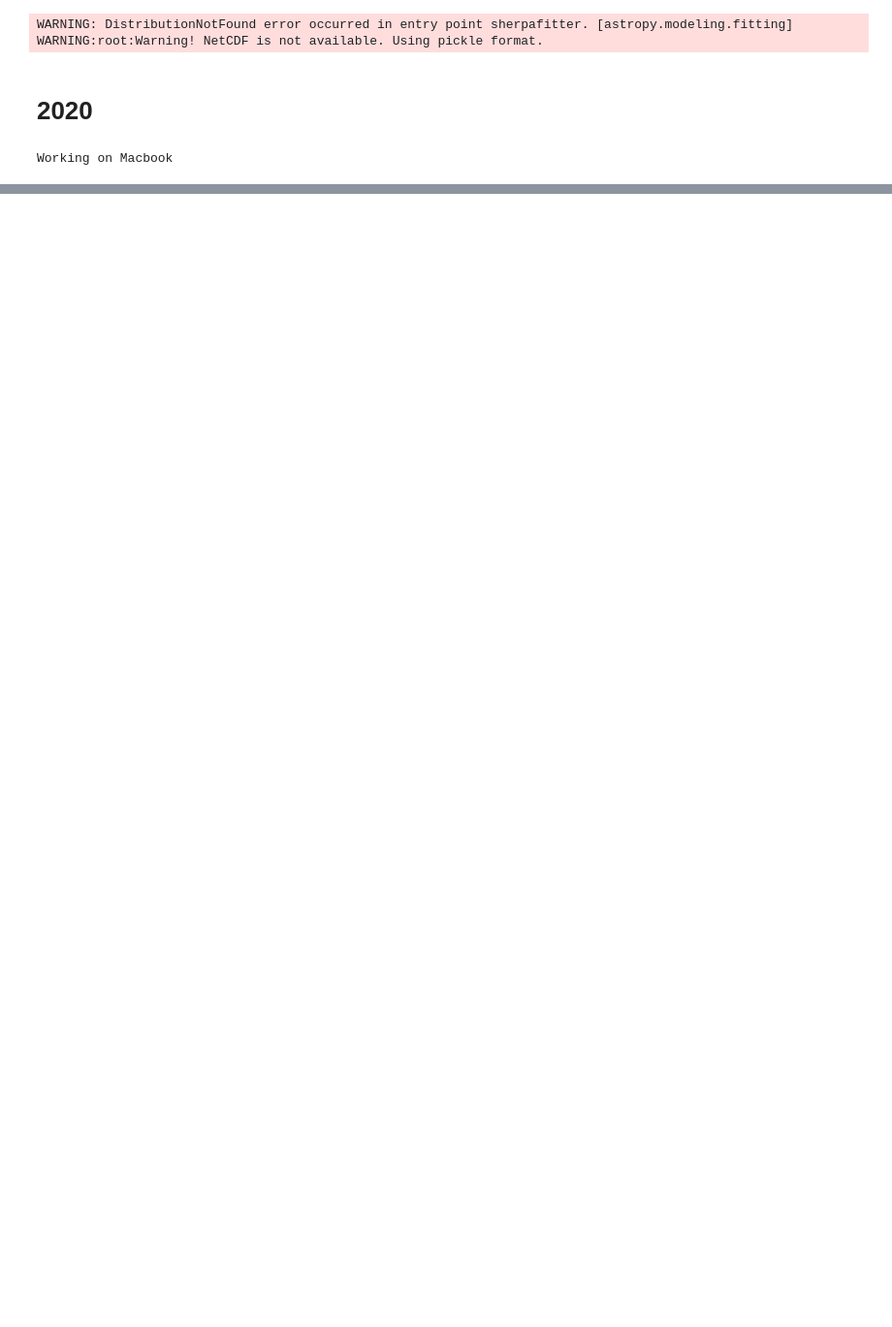
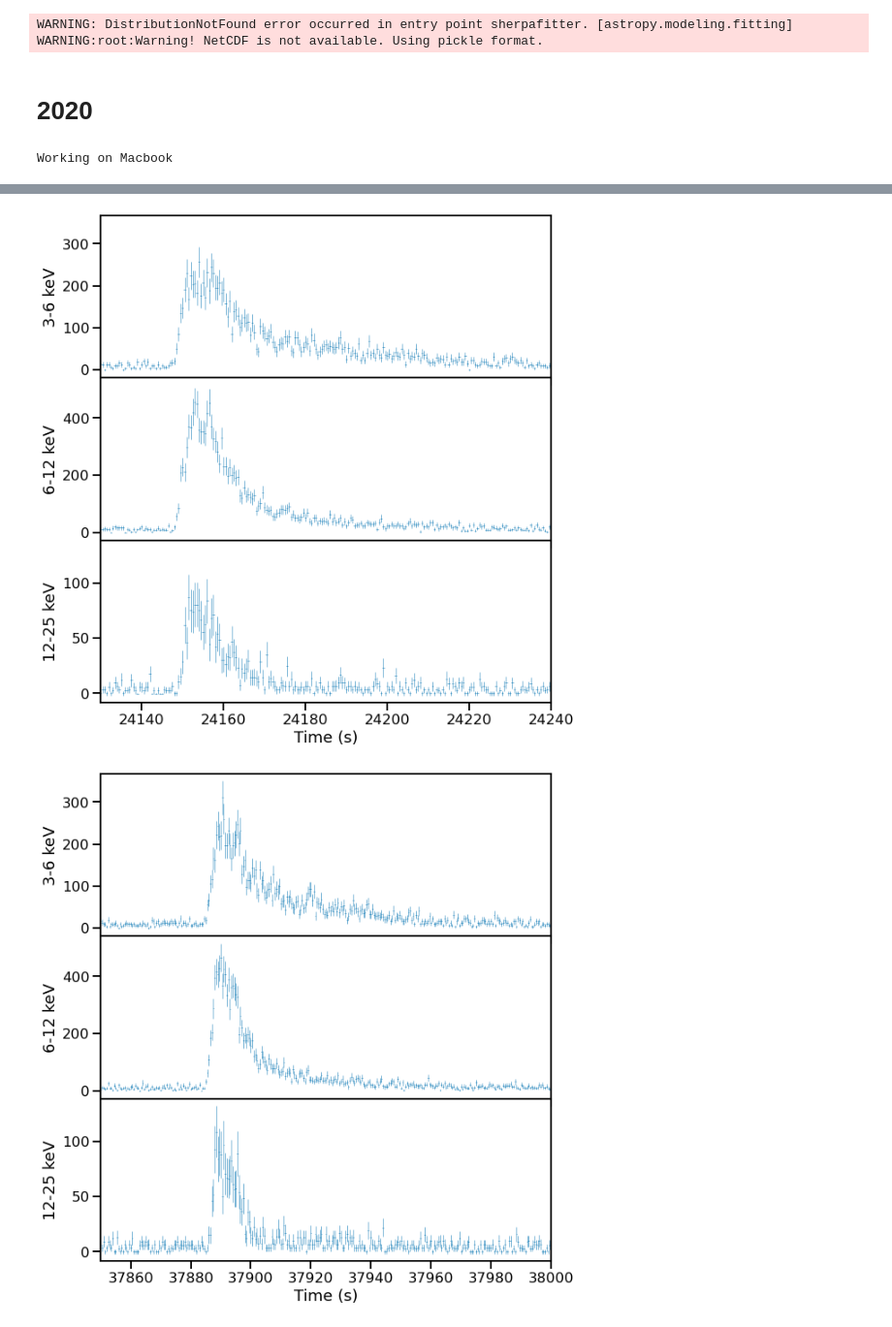
Before and after one commit to snpike/scripts, a Jupyter notebook: J1739m285/Burst_analysis.ipynb, the cells around one changed output, grey strips where cells are left out. Shown at 97% size. Drawn from its saved outputs; the diff is of its cells as text; code cells hidden in the pictures; blank space fills up the shorter version.

```diff
--- a/J1739m285/Burst_analysis.ipynb
+++ b/J1739m285/Burst_analysis.ipynb
@@ -112,0 +167,70 @@ plt.close()
+# %%
+curveA_low = bkg_subtract(nuproducts_to_stingray_lc(root_dir + 'products_3to6keV/' + 'nu' + OBSID + 'A01_sr.lc'), nuproducts_to_stingray_lc(root_dir + 'products_3to6keV/' + 'nu' + OBSID + 'A01_bk.lc'))
+curveB_low = bkg_subtract(nuproducts_to_stingray_lc(root_dir + 'products_3to6keV/' + 'nu' + OBSID + 'B01_sr.lc'), nuproducts_to_stingray_lc(root_dir + 'products_3to6keV/' + 'nu' + OBSID + 'B01_bk.lc'))
+curve_total_low = sum_lc(curveA_low, curveB_low)
+
+curveA_mid = bkg_subtract(nuproducts_to_stingray_lc(root_dir + 'products_6to12keV/' + 'nu' + OBSID + 'A01_sr.lc'), nuproducts_to_stingray_lc(root_dir + 'products_6to12keV/' + 'nu' + OBSID + 'A01_bk.lc'))
+curveB_mid = bkg_subtract(nuproducts_to_stingray_lc(root_dir + 'products_6to12keV/' + 'nu' + OBSID + 'B01_sr.lc'), nuproducts_to_stingray_lc(root_dir + 'products_6to12keV/' + 'nu' + OBSID + 'B01_bk.lc'))
+curve_total_mid = sum_lc(curveA_mid, curveB_mid)
+
+curveA_hi = bkg_subtract(nuproducts_to_stingray_lc(root_dir + 'products_12to25keV/' + 'nu' + OBSID + 'A01_sr.lc'), nuproducts_to_stingray_lc(root_dir + 'products_12to25keV/' + 'nu' + OBSID + 'A01_bk.lc'))
+curveB_hi = bkg_subtract(nuproducts_to_stingray_lc(root_dir + 'products_12to25keV/' + 'nu' + OBSID + 'B01_sr.lc'), nuproducts_to_stingray_lc(root_dir + 'products_12to25keV/' + 'nu' + OBSID + 'B01_bk.lc'))
+curve_total_hi = sum_lc(curveA_hi, curveB_hi)
+
+
+fig, (ax1, ax2, ax3) = plt.subplots(nrows=3, ncols=1, figsize=(9,9), sharex=True, gridspec_kw = {'height_ratios':[1,1,1], 'hspace':0})
+ax1.errorbar(curve_total_low.time-t_start, curve_total_low.countrate, xerr=curve_total_low.dt/2., yerr=curve_total_low.countrate_err, fmt='none', lw = 0.5)
+ax2.errorbar(curve_total_mid.time-t_start, curve_total_mid.countrate, xerr=curve_total_mid.dt/2., yerr=curve_total_mid.countrate_err, fmt='none', lw = 0.5)
+ax3.errorbar(curve_total_hi.time-t_start, curve_total_hi.countrate, xerr=curve_total_hi.dt/2., yerr=curve_total_hi.countrate_err, fmt='none', lw = 0.5)
+
+ax1.set_ylabel('3-6 keV')
+ax2.set_ylabel('6-12 keV')
+ax3.set_ylabel('12-25 keV')
+
+ax3.set_xlabel('Time (s)')
+
+ax3.set_xlim((24130, 24240))
+plt.tight_layout()
+
+plt.savefig(plot_dir + 'burst2_profile_energysplit.pdf')
+
+
+fig, (ax1, ax2, ax3) = plt.subplots(nrows=3, ncols=1, figsize=(9,9), sharex=True, gridspec_kw = {'height_ratios':[1,1,1], 'hspace':0})
+ax1.errorbar(curve_total_low.time[:50000]-t_start, curve_total_low.countrate[:50000], xerr=curve_total_low.dt/2., yerr=curve_total_low.countrate_err[:50000], fmt='none', lw = 0.5)
+ax2.errorbar(curve_total_mid.time[:50000]-t_start, curve_total_mid.countrate[:50000], xerr=curve_total_mid.dt/2., yerr=curve_total_mid.countrate_err[:50000], fmt='none', lw = 0.5)
+ax3.errorbar(curve_total_hi.time[:50000]-t_start, curve_total_hi.countrate[:50000], xerr=curve_total_hi.dt/2., yerr=curve_total_hi.countrate_err[:50000], fmt='none', lw = 0.5)
+
+ax1.set_ylabel('3-6 keV')
+ax2.set_ylabel('6-12 keV')
+ax3.set_ylabel('12-25 keV')
+
+ax3.set_xlabel('Time (s)')
+
+ax3.set_xlim((37850,38000))
+plt.tight_layout()
+
+plt.savefig(plot_dir + 'burst1_profile_energysplit.pdf')
+
+
+plt.figure(figsize = (9,6))
+plt.errorbar(curve_total.time[:50000]-t_start, curve_total.countrate[:50000], xerr=curve_total.dt/2., yerr=curve_total.countrate_err[:50000], fmt='none', lw = 0.5)
+plt.xlabel('Time (s)')
+plt.ylabel('3-78 keV count rate')
+
+plt.xlim((24130, 24240))
+plt.tight_layout()
+
+plt.savefig(plot_dir + 'burst1_profile.pdf')
+
+
+plt.figure(figsize = (9,6))
+plt.errorbar(curve_total.time-t_start, curve_total.countrate, xerr=curve_total.dt/2., yerr=curve_total.countrate_err, fmt='none', lw = 0.5)
+plt.xlabel('Time (s)')
+plt.ylabel('3-78 keV count rate')
+
+
+plt.xlim((37850,38000))
+plt.tight_layout()
+
+plt.savefig(plot_dir + 'burst2_profile.pdf')
+# %% [output]
@@ -112,0 +254,2 @@ plt.close()
+[figure, added]
+[figure, added]
```
Also changed, not shown: parts of 15 cells of this notebook, 17 other files.
